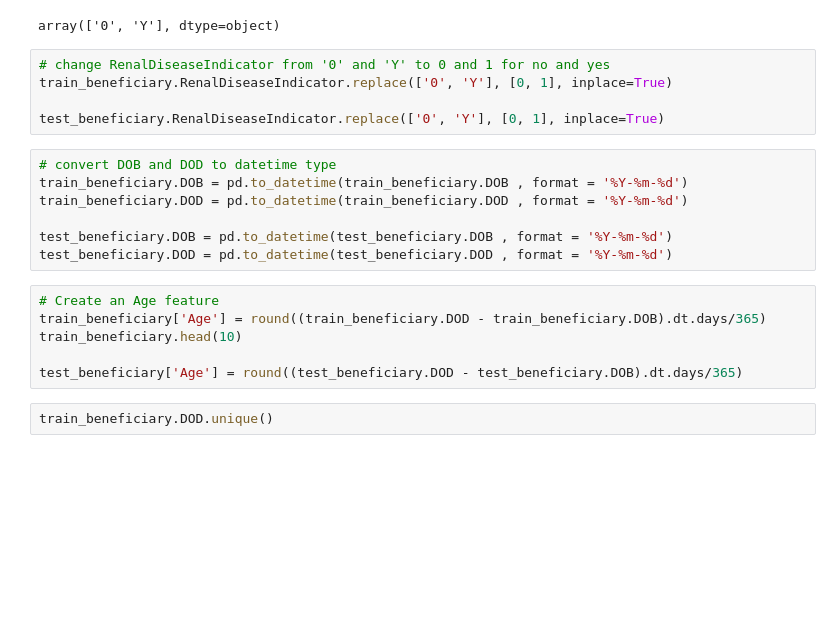
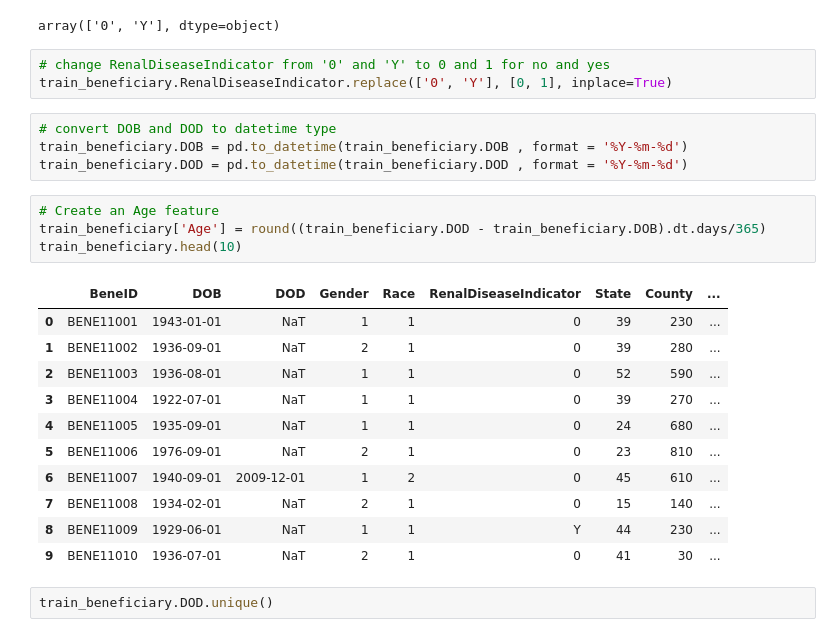
Before and after one commit to kristinteves/Healthcare_Fraud, a Jupyter notebook: Van/HealthcareFraud_DataProcessing.ipynb, the cells around one changed output. Saved outputs shown, nothing was run; the diff lists cells and outputs as text; blank space fills up the shorter version.

```diff
--- a/Van/HealthcareFraud_DataProcessing.ipynb
+++ b/Van/HealthcareFraud_DataProcessing.ipynb
@@ -88,21 +81,26 @@ array(['0', 'Y'], dtype=object)
 # %%
 # change RenalDiseaseIndicator from '0' and 'Y' to 0 and 1 for no and yes
 train_beneficiary.RenalDiseaseIndicator.replace(['0', 'Y'], [0, 1], inplace=True)
-
-test_beneficiary.RenalDiseaseIndicator.replace(['0', 'Y'], [0, 1], inplace=True)
 # %%
 # convert DOB and DOD to datetime type
 train_beneficiary.DOB = pd.to_datetime(train_beneficiary.DOB , format = '%Y-%m-%d')
 train_beneficiary.DOD = pd.to_datetime(train_beneficiary.DOD , format = '%Y-%m-%d')
-
-test_beneficiary.DOB = pd.to_datetime(test_beneficiary.DOB , format = '%Y-%m-%d')
-test_beneficiary.DOD = pd.to_datetime(test_beneficiary.DOD , format = '%Y-%m-%d')
 # %%
 # Create an Age feature
 train_beneficiary['Age'] = round((train_beneficiary.DOD - train_beneficiary.DOB).dt.days/365)
 train_beneficiary.head(10)
-
-test_beneficiary['Age'] = round((test_beneficiary.DOD - test_beneficiary.DOB).dt.days/365)
+# %% [output]
+|  | BeneID | DOB | DOD | Gender | Race | RenalDiseaseIndicator | State | County | ... |
+| 0 | BENE11001 | 1943-01-01 | NaT | 1 | 1 | 0 | 39 | 230 | ... |
+| 1 | BENE11002 | 1936-09-01 | NaT | 2 | 1 | 0 | 39 | 280 | ... |
+| 2 | BENE11003 | 1936-08-01 | NaT | 1 | 1 | 0 | 52 | 590 | ... |
+| 3 | BENE11004 | 1922-07-01 | NaT | 1 | 1 | 0 | 39 | 270 | ... |
+| 4 | BENE11005 | 1935-09-01 | NaT | 1 | 1 | 0 | 24 | 680 | ... |
+| 5 | BENE11006 | 1976-09-01 | NaT | 2 | 1 | 0 | 23 | 810 | ... |
+| 6 | BENE11007 | 1940-09-01 | 2009-12-01 | 1 | 2 | 0 | 45 | 610 | ... |
+| 7 | BENE11008 | 1934-02-01 | NaT | 2 | 1 | 0 | 15 | 140 | ... |
+| 8 | BENE11009 | 1929-06-01 | NaT | 1 | 1 | Y | 44 | 230 | ... |
+| 9 | BENE11010 | 1936-07-01 | NaT | 2 | 1 | 0 | 41 | 30 | ... |
 # %%
 train_beneficiary.DOD.unique()
 # %% [output]
```
Also changed, not shown: parts of 37 cells of this notebook, 1 other file.
